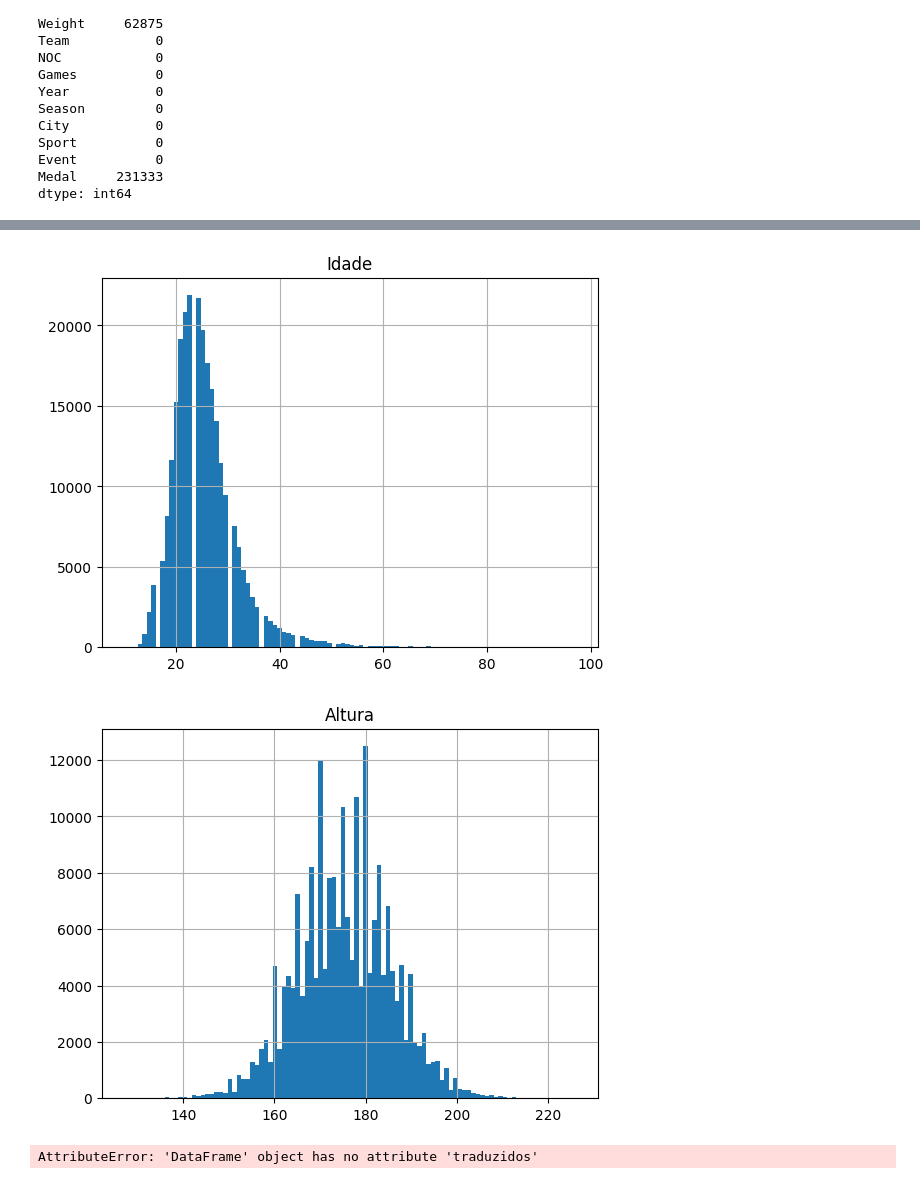
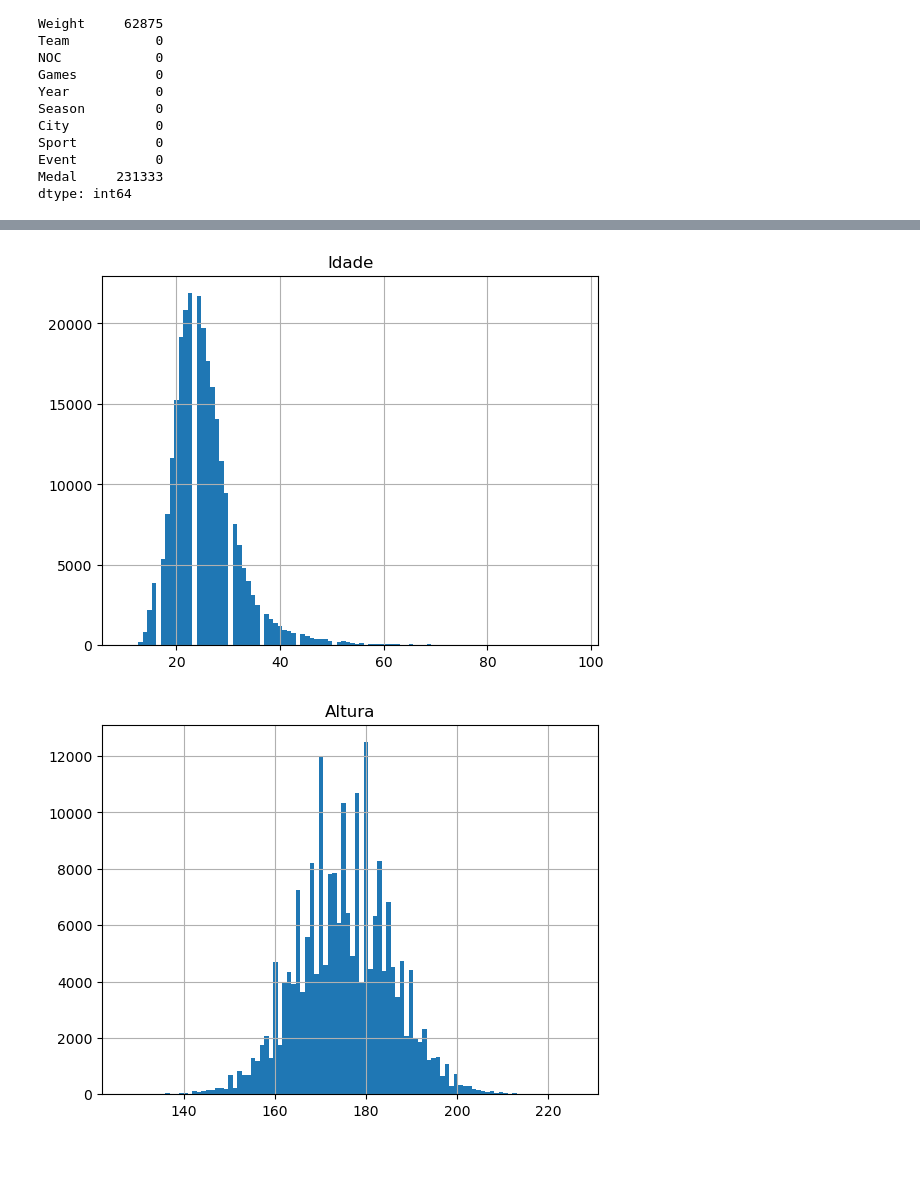
Before and after one commit to MichelGBR/Previsao_de_vendas_Machine_Learning, a Jupyter notebook: Projetos_com_dados/Manipulando_dados.ipynb, the cells around one changed output, grey strips where cells are left out. Saved outputs shown, nothing was run; the diff lists cells and outputs as text; code cells hidden in the pictures; blank space fills up the shorter version.

```diff
--- a/Projetos_com_dados/Manipulando_dados.ipynb
+++ b/Projetos_com_dados/Manipulando_dados.ipynb
@@ -70,40 +70,36 @@ dados_traduzidos.head()
 # %%
 """Depois de ter limpado todos os dados substituindo pela sua traducao ou apagando uma coluna desnecessária,
 é hora de descobrir o que vamos fazer em colunas que não temos informacao sobre, como a de 'Altura' e 'Peso'
 que obteve muitos 'NaN'"""
 
 
 """Como não temos dados exatos sobre a idade e altura dos atletas, decidi fazer uma análise com historograma"""
 
 
 """o meu cálculo do historograma funcionou da seguinte forma:
 pegamos o minímo e máximo: nesse caso, idades(exemplo). vamos supor que as idades é min 10 e max 90
 fazemos o calculo de 90 - 10 = 80, como vou botar 100 colunas, devemos dividir 80 / 100 = 0,8
 ou seja, pegamos do ponto min (10) somamos + 0,8 = 10.8, tendo uma variacao de 0,8 em 0,8 anos"""
 
 dados_traduzidos.hist(column= "Idade" , bins = 100)
 plt.show()
 
 """Após analisar, pude ver que de 22 até 26 anos é onde ocorre o maior número presente de idades,
 tendo cerca de mais de 210 mil atletas nessa faixa"""
 
 dados_traduzidos.hist(column= "Altura" , bins = 100)
 plt.show()
 
 """Já a altura, conseguimos confirmar que há maior número entre 1.70 até 1.80,
 com mais de 10 mil ateltas nessa faixa"""
 
 """Como não temos um número exato pelo conjunto de dados serem de grande número, optei
 por realizar a média e chegar em número aproximado."""
+new_data = dados_traduzidos.fillna(value= dados_traduzidos["Altura"].mean())
+new_data = dados_traduzidos.fillna(value= dados_traduzidos["Peso"].mean())
+new_data = dados_traduzidos.fillna(value= dados_traduzidos["Idade"].mean())
 
-""" dados_traduzidos ["Idade"].fillna(dados_traduzidos["Idade"].mean(), inplace= True)
-dados_traduzidos ["Altura"].fillna(dados_traduzidos["Altura"].mean(), inplace= True)
-dados_traduzidos ["Peso"].fillna(dados_traduzidos["Peso"].mean(), inplace= True) """
-dados.traduzidos.fillna(dados_traduzidos.mean())
-
-
-dados_traduzidos.head(50)
+new_data.head(50)
 # %% [output]
-[figure, old version]
+[figure, new version]
-[figure, old version]
+[figure, new version]
-AttributeError: 'DataFrame' object has no attribute 'traduzidos'
```
Also changed, not shown: parts of 1 cell of this notebook.
